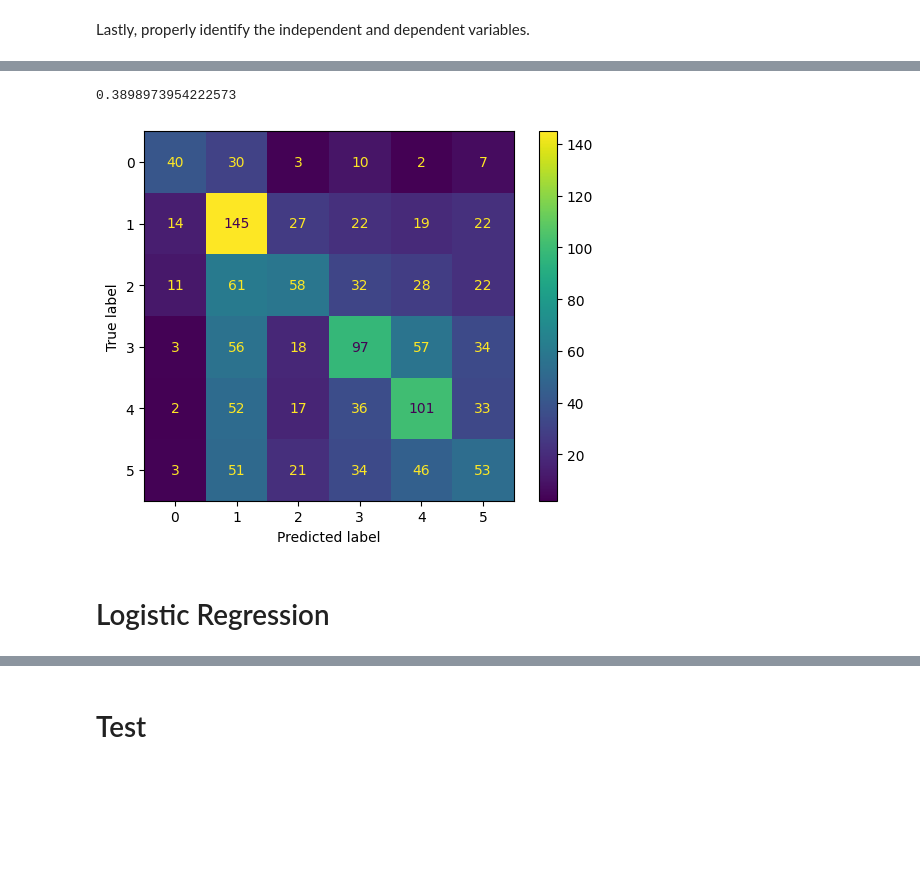
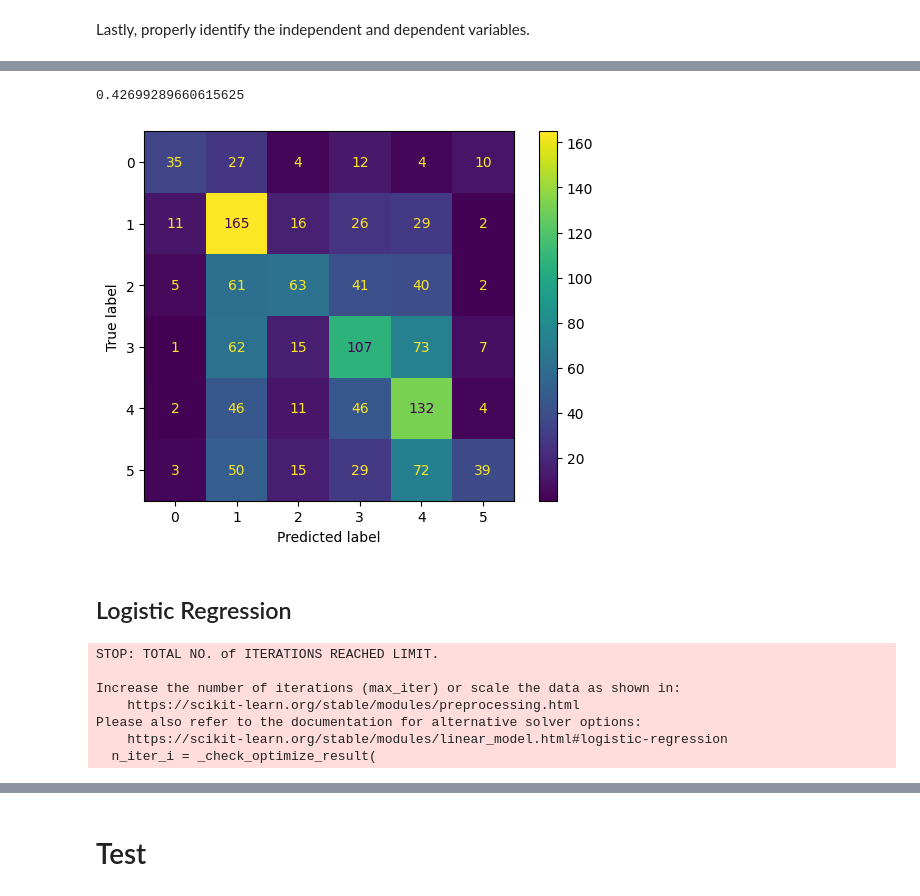
Before and after one commit to TanatPi/ESWD-Term-Project, a Jupyter notebook: true-false-news-classification-eswd-term-project.ipynb, the cells around one changed output, grey strips where cells are left out. Saved outputs shown, nothing was run; the diff lists cells and outputs as text; code cells hidden in the pictures; blank space fills up the shorter version.

```diff
--- a/true-false-news-classification-eswd-term-project.ipynb
+++ b/true-false-news-classification-eswd-term-project.ipynb
@@ -646,2 +646,19 @@ y_test = test_data[['label_2','label_3','label_6']]
 # %%
 label = 2 # label to metric: 0,1, 2 for 2, 3 and 6 ways respectively
+# %%
+dropctfeature = True # drop subject for model testing
+dropsjfeature = True # drop subject for model testing
+
+print(X_train.shape)
+if dropctfeature:
+    drop = list(X_train.filter(regex='ct'))
+    X_train.drop(columns = drop, inplace = True)
+    X_v.drop(columns = drop, inplace = True)
+    X_test.drop(columns = drop, inplace = True)
+
+if dropsjfeature:
+    drop = list(X_train.filter(regex='sj'))
+    X_train.drop(columns = drop, inplace = True)
+    X_v.drop(columns = drop, inplace = True)
+    X_test.drop(columns = drop, inplace = True)
+print(X_train.shape)
@@ -672,14 +692,7 @@ for i in k_range:
     knn.fit(X_train, y_train)
     y_pred = knn.predict(X_v)
     y_pred2 = knn.predict(X_test)
-    cv_scores = cross_val_score(knn, X_train, y_train.iloc[:,label], cv=5)
+    #cv_scores = cross_val_score(knn, X_train, y_train.iloc[:,label], cv=5)
     scores.append(metrics.accuracy_score(y_v.iloc[:,label], y_pred[:,label]))
-    score_cv.append(cv_scores.mean())
+    #score_cv.append(cv_scores.mean())
     scores2.append(metrics.accuracy_score(y_test.iloc[:,label], y_pred2[:,label]))
-
-plt.plot(k_range, scores, label = 'val')
-plt.plot(k_range, score_cv, label = 'cv 5 fold')
-plt.plot(k_range, scores2, label = 'test')
-plt.legend()
-plt.show()
-print(np.transpose(np.array([k_range,np.around(scores2,7)*100])))
@@ -705,17 +725,17 @@ print(np.transpose(np.array([k_range,np.around(scores2,7)*100])))
 # %%
 from sklearn.metrics import confusion_matrix, ConfusionMatrixDisplay
 # n = 31
-knn = KNeighborsClassifier(n_neighbors=31,weights = 'distance')
+knn = KNeighborsClassifier(n_neighbors=131,weights = 'distance')
 knn.fit(X_train, y_train)
 y_pred = knn.predict(X_test)
 cm = confusion_matrix(y_test.iloc[:,label],y_pred[:,label], labels=knn.classes_[label])
 print(metrics.accuracy_score(y_test.iloc[:,label], y_pred[:,label]))
 disp = ConfusionMatrixDisplay(confusion_matrix=cm,display_labels=knn.classes_[label])
 disp.plot()
 plt.show()
 # %% [output]
-0.3898973954222573
+0.42699289660615625
-[figure, old version]
+[figure, new version]
 # %%
 if plot_knn_accuracy:
     k_range = list(range(1, 100,5))
@@ -752,17 +772,24 @@ if plot_knn_accuracy:
     plt.yscale('log')
     plt.show()
 # %% [markdown]
-# Logistic Regression
+## Logistic Regression
 # %%
 from sklearn.linear_model import LogisticRegression
 
-if plot_logreg_accuracy:
-    order_range = np.arange(-4,-2,0.2)
-    c_range = 10.0**order_range
-    scores = []
-    for c in c_range:
-        logreg = LogisticRegression(random_state=0,C=c,max_iter = 500)
-        logreg.fit(X_train, y_train)
-        y_pred = logreg.predict(X_v)
-        scores.append(metrics.accuracy_score(y_v, y_pred))
+order_range = np.arange(-3,-2,1)
+c_range = 10.0**order_range
+scores = []
+for c in c_range:
+    logreg = LogisticRegression(random_state=0,C=c,max_iter = 200)
+    logreg.fit(X_train, y_train.iloc[:,label])
+    y_pred = logreg.predict(X_test)
+    scores.append(metrics.accuracy_score(y_test.iloc[:,label], y_pred))
+# %% [output]
+STOP: TOTAL NO. of ITERATIONS REACHED LIMIT.
+
+Increase the number of iterations (max_iter) or scale the data as shown in:
+    https://scikit-learn.org/stable/modules/preprocessing.html
+Please also refer to the documentation for alternative solver options:
+    https://scikit-learn.org/stable/modules/linear_model.html#logistic-regression
+  n_iter_i = _check_optimize_result(
 # %%
```
Also changed, not shown: parts of 10 cells of this notebook.
